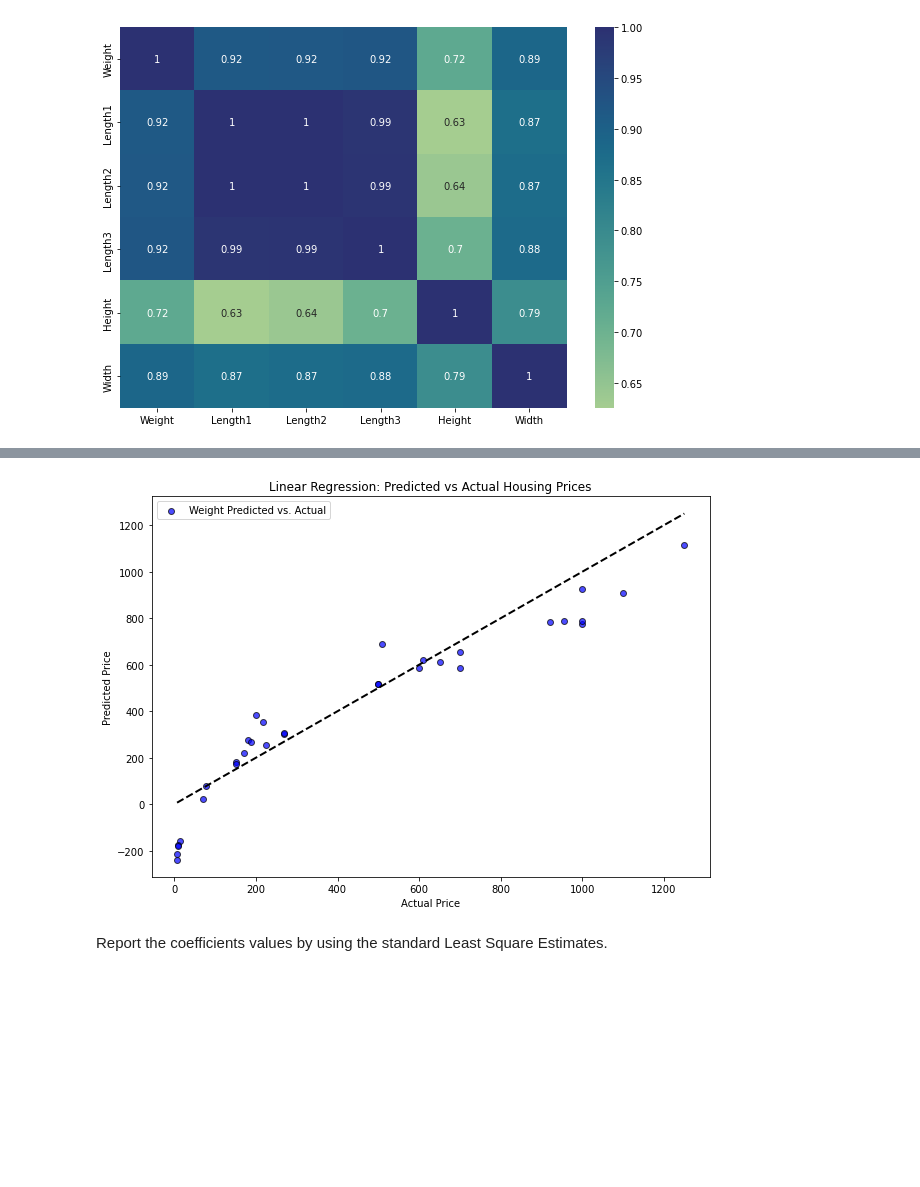
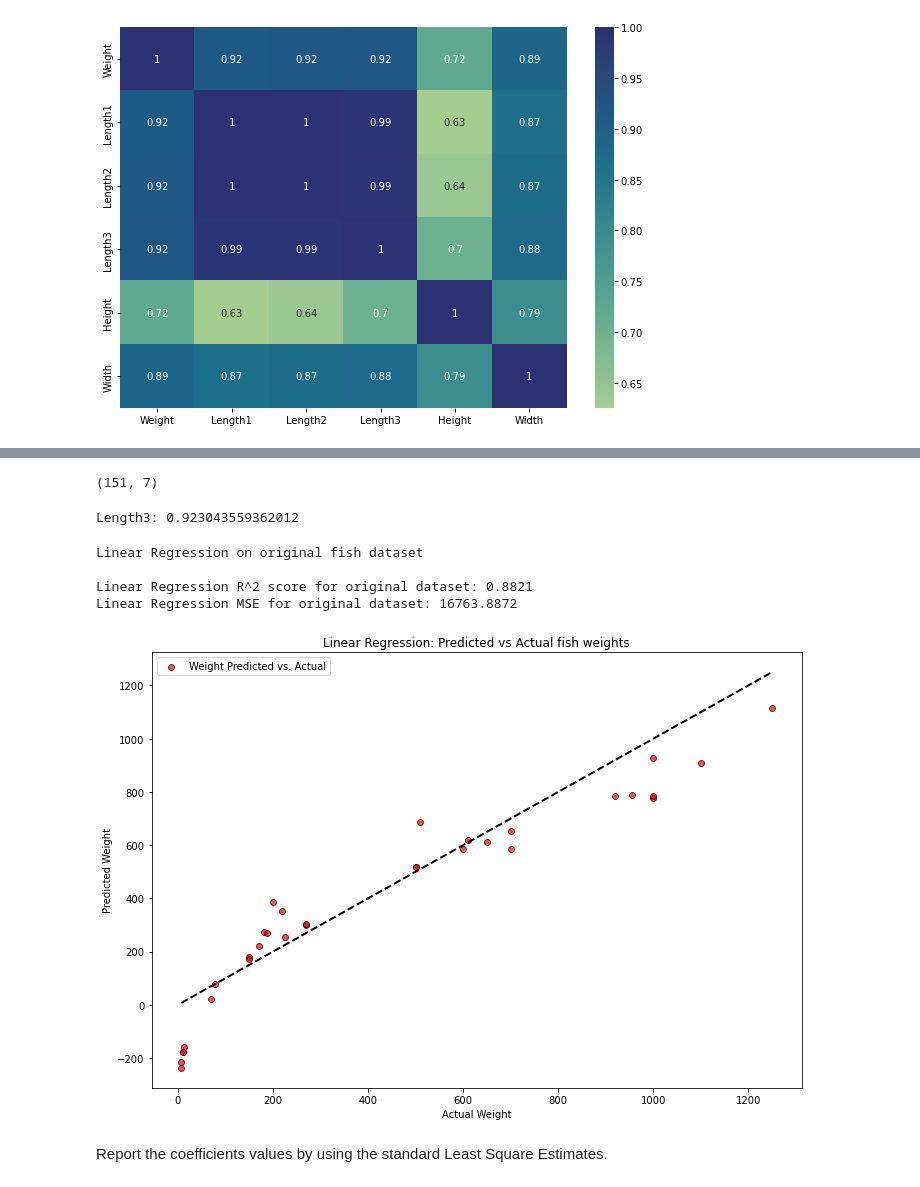
Before and after one commit to buddhathapa12/machine-learning, a Jupyter notebook: linearRegression_Assignment1/E923Q669_CS770_Asignment1_Q2.ipynb, the cells around one changed output, grey strips where cells are left out. Drawn from its saved outputs; the diff is of its cells as text; code cells hidden in the pictures; blank space fills up the shorter version.

```diff
--- a/linearRegression_Assignment1/E923Q669_CS770_Asignment1_Q2.ipynb
+++ b/linearRegression_Assignment1/E923Q669_CS770_Asignment1_Q2.ipynb
@@ -87,0 +95,28 @@ for columnName in (fish_datasheet.select_dtypes("number").columns):
+# %%
+#Data cleaning, Outlier data removal from each features based on species.
+def remove_outliers(group):
+    numeric_columns = group.select_dtypes('number').columns
+    for col in numeric_columns:
+        quartile1 = group[col].quantile(0.25)
+        quartile3 = group[col].quantile(0.75)
+        inter_quartile_range = quartile3 - quartile1
+        lower_bound = quartile1 - 1.5 * inter_quartile_range
+        upper_bound = quartile3 + 1.5 * inter_quartile_range
+        group = group[(group[col] >= lower_bound) & (group[col] <= upper_bound)]
+    return group
+
+fish_datasheet_without_outlier = fish_datasheet.groupby("Species").apply(remove_outliers).reset_index(drop=True)
+fish_datasheet_without_outlier.shape
+# %% [output]
+(151, 7)
+# %%
+#Feature selection (Selecting feature with maximum correlation coefficient with target variable "Weight")
+target_correlation = correlation_matrix['Weight']
+
+target_correlation = target_correlation.drop(labels=['Weight'])
+
+max_correlation_index = target_correlation.abs().idxmax()
+max_correlation_value = target_correlation[max_correlation_index]
+print(f"{max_correlation_index}: {max_correlation_value}")
+# %% [output]
+Length3: 0.923043559362012
@@ -95,17 +172,41 @@ X_train, X_test, y_train, y_test = train_test_split(fish_datasheet.drop(columns=
 linear_model = LinearRegression().fit(X_train, y_train)
 
 y_predicted = linear_model.predict(X_test)
+# %%
+#linear regression on original datase
+print(f"Linear Regression on original fish dataset \n")
+final_output_df = pd.concat(
+    [final_output_df,
+    pd.DataFrame(
+        np.array(
+            [[f"Linear Regression",
+            r2_score(y_test, y_predicted),
+            mean_squared_error(y_test, y_predicted)]]
+            ),
+        columns=["Algorithm and Datatype", "R²", "Mean Square Error"]
+        )],
+    ignore_index=True
+    )
+print(f"Linear Regression R^2 score for original dataset: {r2_score(y_test, y_predicted):.4f}")
+print(f"Linear Regression MSE for original dataset: {mean_squared_error(y_test, y_predicted):.4f}\n")
+# %% [output]
+Linear Regression on original fish dataset
+
+Linear Regression R^2 score for original dataset: 0.8821
+Linear Regression MSE for original dataset: 16763.8872
 # %%
 fig, axs = plt.subplots(figsize=(10, 7))
-plt.scatter(y_test, y_predicted, color='blue', edgecolor='k', alpha=0.7, label='Weight Predicted vs. Actual')
+plt.scatter(y_test, y_predicted, color='red', edgecolor='k', alpha=0.7, label='Weight Predicted vs. Actual')
 plt.plot([y_test.min(), y_test.max()], [y_test.min(), y_test.max()], 'k--', lw=2)
-plt.xlabel('Actual Price')
-plt.ylabel('Predicted Price')
-plt.title(f'Linear Regression: Predicted vs Actual Housing Prices')
+plt.xlabel('Actual Weight')
+plt.ylabel('Predicted Weight')
+plt.title(f'Linear Regression: Predicted vs Actual fish weights')
 plt.legend()
+plt.tight_layout()
+plt.savefig(f'fish_images/scatter plot between predicted vs actual weights on linear regression', dpi=300, bbox_inches='tight')
 plt.show()
 # %% [output]
-[figure, old version]
+[figure, new version]
 # %% [markdown]
 Report the coefficients values by using the standard Least Square Estimates.
 # %%
```
Also changed, not shown: parts of 17 cells of this notebook.
